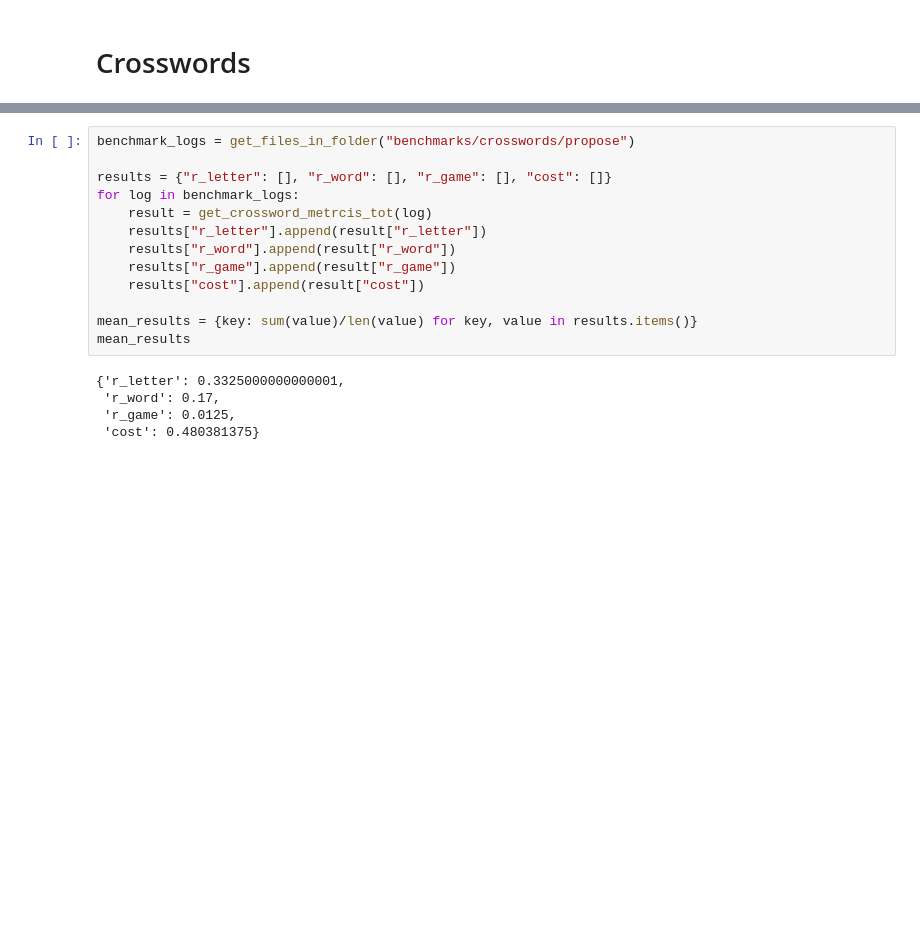
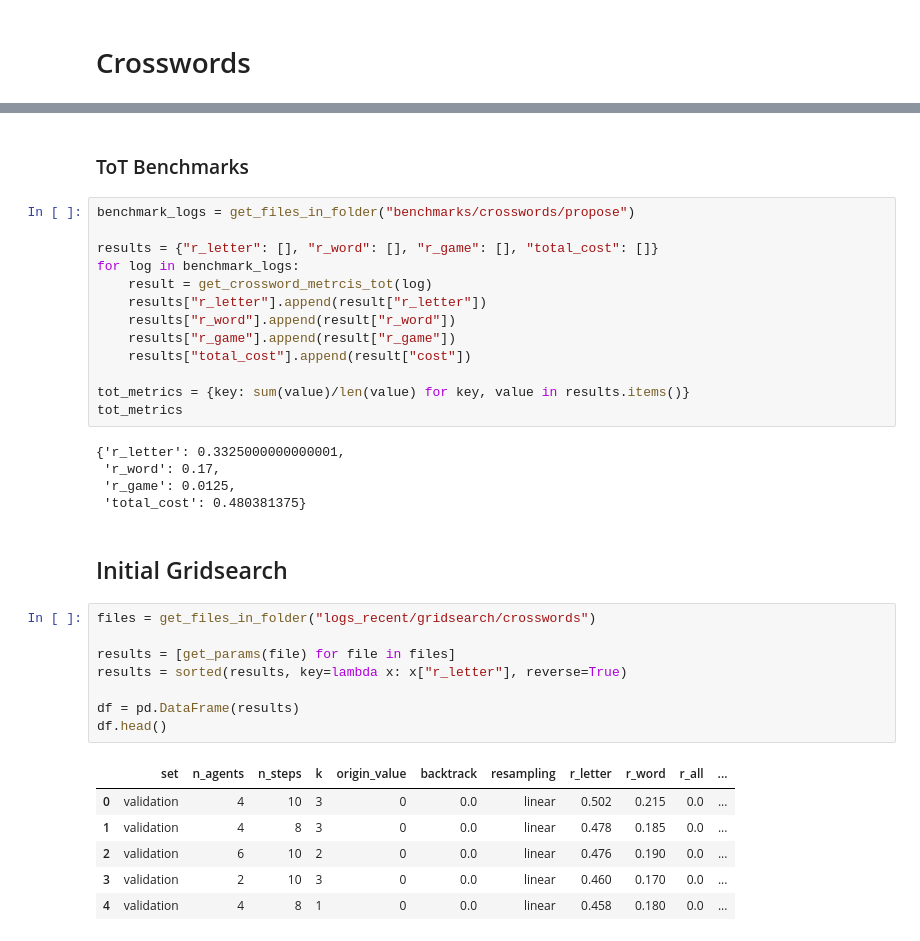
Before and after one commit to au-clan/FoA, a Jupyter notebook: n_overleaf.ipynb, the cells around one changed output, grey strips where cells are left out. Saved outputs shown, nothing was run; the diff lists cells and outputs as text; blank space fills up the shorter version.

```diff
--- a/n_overleaf.ipynb
+++ b/n_overleaf.ipynb
@@ -501,18 +744,37 @@ def get_crossword_metrcis_tot(file_path):
+# %% [markdown]
+### ToT Benchmarks
 # %%
 benchmark_logs = get_files_in_folder("benchmarks/crosswords/propose")
 
-results = {"r_letter": [], "r_word": [], "r_game": [], "cost": []}
+results = {"r_letter": [], "r_word": [], "r_game": [], "total_cost": []}
 for log in benchmark_logs:
     result = get_crossword_metrcis_tot(log)
     results["r_letter"].append(result["r_letter"])
     results["r_word"].append(result["r_word"])
     results["r_game"].append(result["r_game"])
-    results["cost"].append(result["cost"])
+    results["total_cost"].append(result["cost"])
 
-mean_results = {key: sum(value)/len(value) for key, value in results.items()}
-mean_results
+tot_metrics = {key: sum(value)/len(value) for key, value in results.items()}
+tot_metrics
 # %% [output]
 {'r_letter': 0.3325000000000001,
  'r_word': 0.17,
  'r_game': 0.0125,
- 'cost': 0.480381375}
+ 'total_cost': 0.480381375}
+# %% [markdown]
+## Initial Gridsearch
+# %%
+files = get_files_in_folder("logs_recent/gridsearch/crosswords")
+
+results = [get_params(file) for file in files]
+results = sorted(results, key=lambda x: x["r_letter"], reverse=True)
+
+df = pd.DataFrame(results)
+df.head()
+# %% [output]
+|  | set | n_agents | n_steps | k | origin_value | backtrack | resampling | r_letter | r_word | r_all | ... |
+| 0 | validation | 4 | 10 | 3 | 0 | 0.0 | linear | 0.502 | 0.215 | 0.0 | ... |
+| 1 | validation | 4 | 8 | 3 | 0 | 0.0 | linear | 0.478 | 0.185 | 0.0 | ... |
+| 2 | validation | 6 | 10 | 2 | 0 | 0.0 | linear | 0.476 | 0.190 | 0.0 | ... |
+| 3 | validation | 2 | 10 | 3 | 0 | 0.0 | linear | 0.460 | 0.170 | 0.0 | ... |
+| 4 | validation | 4 | 8 | 1 | 0 | 0.0 | linear | 0.458 | 0.180 | 0.0 | ... |
```
Also changed, not shown: parts of 7 cells of this notebook, 43 other files.
